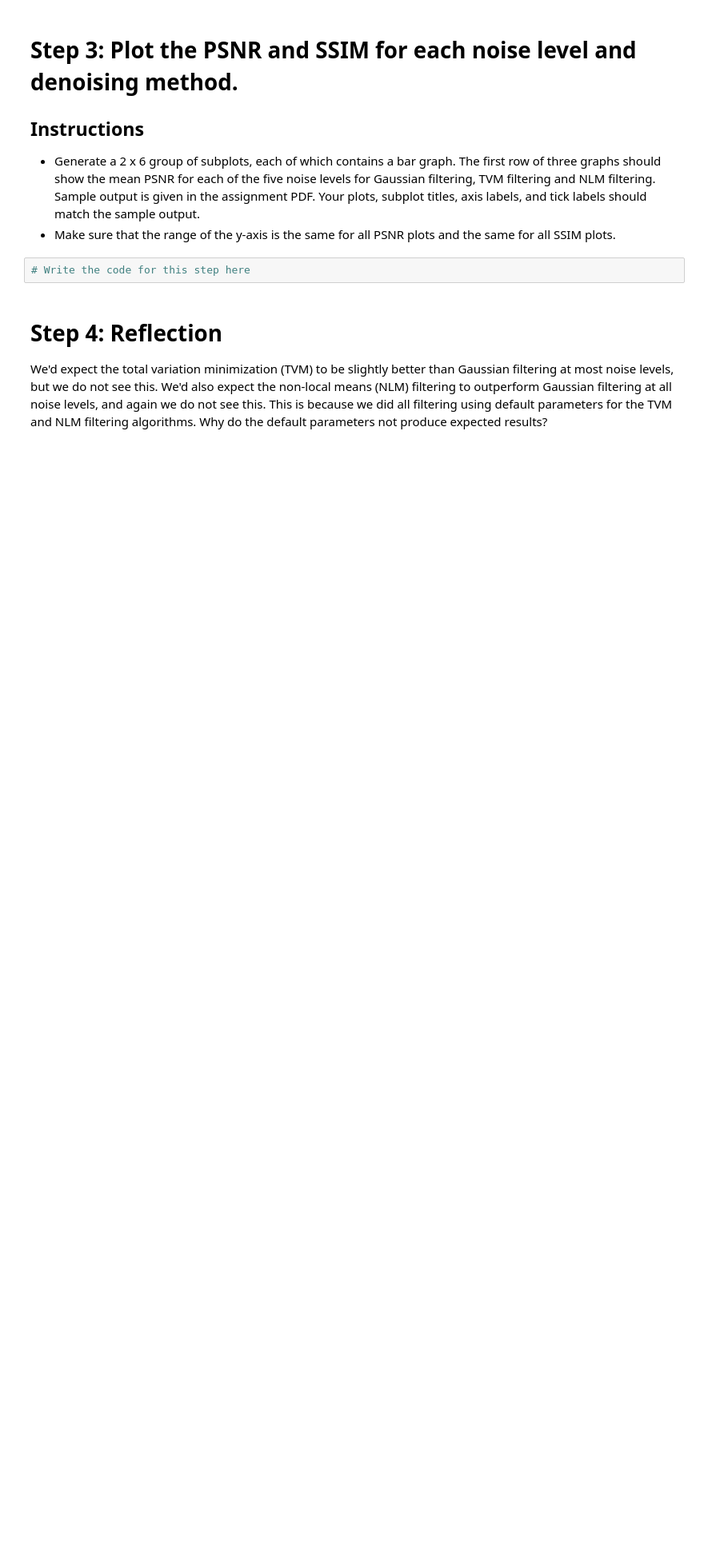
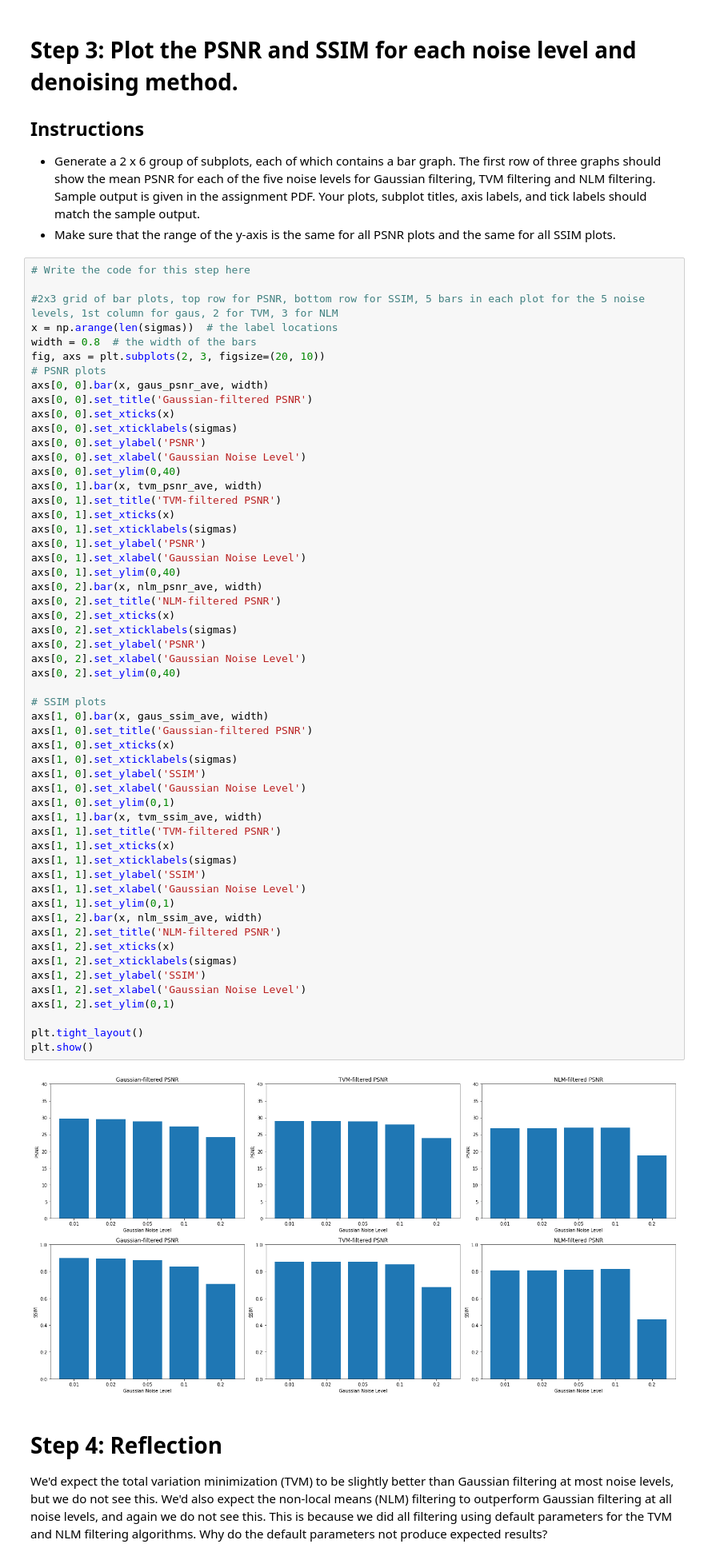
Before and after one commit to Ethan4416/CMPT819, a Jupyter notebook: Assignment1/asn1-q1.ipynb, the cells around one changed output. Shown at 80% size. Drawn from its saved outputs; the diff is of its cells as text; blank space fills up the shorter version.

```diff
--- a/Assignment1/asn1-q1.ipynb
+++ b/Assignment1/asn1-q1.ipynb
@@ -62,6 +113,61 @@ for file in test_files:
 - Make sure that the range of the y-axis is the same for all PSNR plots and the same for all SSIM plots.
 # %%
 # Write the code for this step here
+
+#2x3 grid of bar plots, top row for PSNR, bottom row for SSIM, 5 bars in each plot for the 5 noise levels, 1st column for gaus, 2 for TVM, 3 for NLM
+x = np.arange(len(sigmas))  # the label locations
+width = 0.8  # the width of the bars
+fig, axs = plt.subplots(2, 3, figsize=(20, 10))
+# PSNR plots
+axs[0, 0].bar(x, gaus_psnr_ave, width)
+axs[0, 0].set_title('Gaussian-filtered PSNR')
+axs[0, 0].set_xticks(x)
+axs[0, 0].set_xticklabels(sigmas)
+axs[0, 0].set_ylabel('PSNR')
+axs[0, 0].set_xlabel('Gaussian Noise Level')
+axs[0, 0].set_ylim(0,40)
+axs[0, 1].bar(x, tvm_psnr_ave, width)
+axs[0, 1].set_title('TVM-filtered PSNR')
+axs[0, 1].set_xticks(x)
+axs[0, 1].set_xticklabels(sigmas)
+axs[0, 1].set_ylabel('PSNR')
+axs[0, 1].set_xlabel('Gaussian Noise Level')
+axs[0, 1].set_ylim(0,40)
+axs[0, 2].bar(x, nlm_psnr_ave, width)
+axs[0, 2].set_title('NLM-filtered PSNR')
+axs[0, 2].set_xticks(x)
+axs[0, 2].set_xticklabels(sigmas)
+axs[0, 2].set_ylabel('PSNR')
+axs[0, 2].set_xlabel('Gaussian Noise Level')
+axs[0, 2].set_ylim(0,40)
+
+# SSIM plots
+axs[1, 0].bar(x, gaus_ssim_ave, width)
+axs[1, 0].set_title('Gaussian-filtered PSNR')
+axs[1, 0].set_xticks(x)
+axs[1, 0].set_xticklabels(sigmas)
+axs[1, 0].set_ylabel('SSIM')
+axs[1, 0].set_xlabel('Gaussian Noise Level')
+axs[1, 0].set_ylim(0,1)
+axs[1, 1].bar(x, tvm_ssim_ave, width)
+axs[1, 1].set_title('TVM-filtered PSNR')
+axs[1, 1].set_xticks(x)
+axs[1, 1].set_xticklabels(sigmas)
+axs[1, 1].set_ylabel('SSIM')
+axs[1, 1].set_xlabel('Gaussian Noise Level')
+axs[1, 1].set_ylim(0,1)
+axs[1, 2].bar(x, nlm_ssim_ave, width)
+axs[1, 2].set_title('NLM-filtered PSNR')
+axs[1, 2].set_xticks(x)
+axs[1, 2].set_xticklabels(sigmas)
+axs[1, 2].set_ylabel('SSIM')
+axs[1, 2].set_xlabel('Gaussian Noise Level')
+axs[1, 2].set_ylim(0,1)
+
+plt.tight_layout()
+plt.show()
+# %% [output]
+[figure, added]
 # %% [markdown]
 # Step 4: Reflection
 
```
Also changed, not shown: parts of 2 cells of this notebook, 1 other file.
